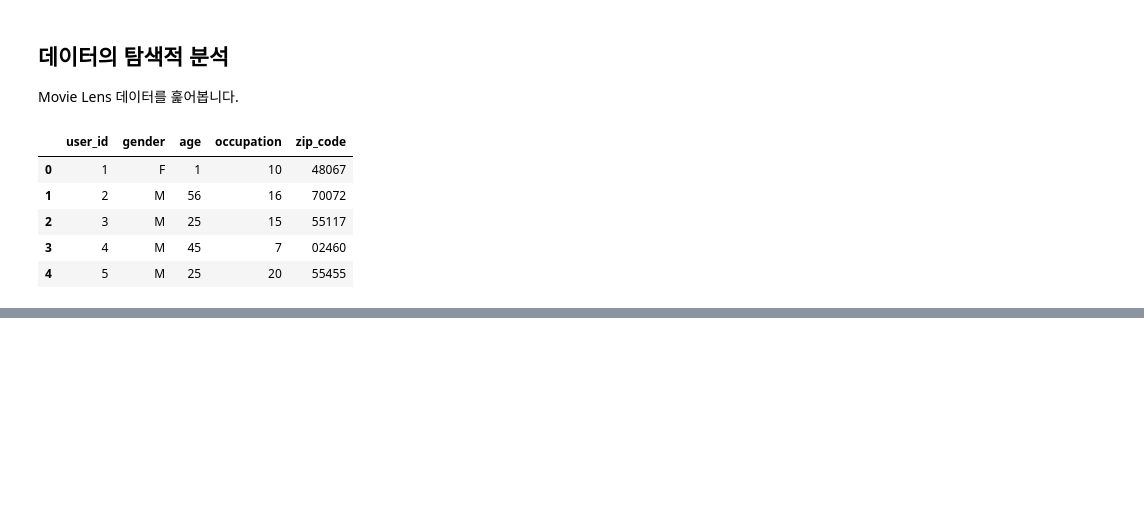
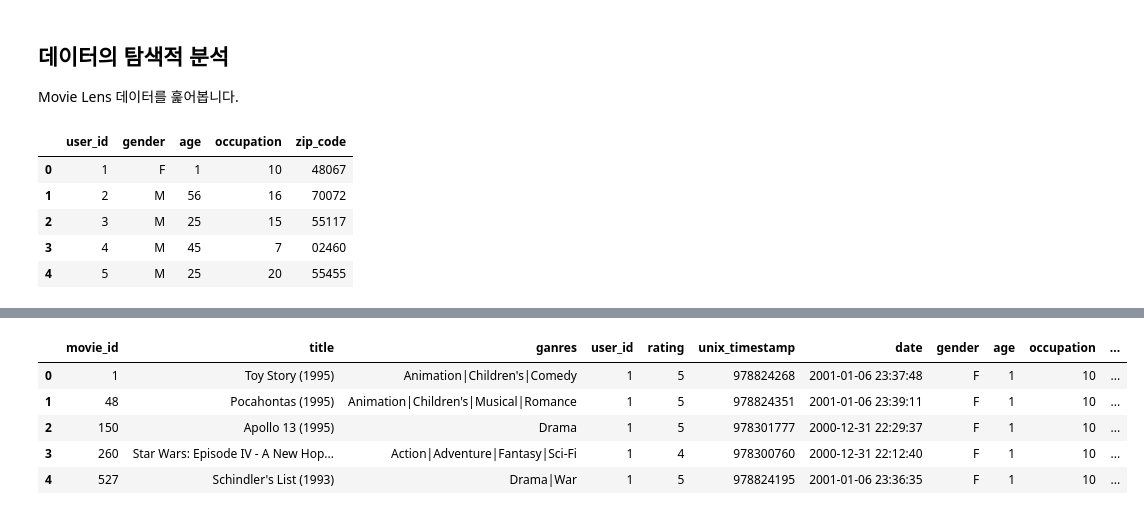
Before and after one commit to ivorycirrus/writing, a Jupyter notebook: laboratory/machine_learning/movielens/movielens_1m.ipynb, the cells around one changed output, grey strips where cells are left out. Saved outputs shown, nothing was run; the diff lists cells and outputs as text; code cells hidden in the pictures; blank space fills up the shorter version.

```diff
--- a/laboratory/machine_learning/movielens/movielens_1m.ipynb
+++ b/laboratory/machine_learning/movielens/movielens_1m.ipynb
@@ -23,0 +50,12 @@ users.head()
+# %%
+# 사용자-평점-영화 정보 합치기
+movie_rating = pd.merge(movies, ratings)
+lens = pd.merge(movie_rating, users)
+lens.head()
+# %% [output]
+|  | movie_id | title | ganres | user_id | rating | unix_timestamp | date | gender | age | occupation | ... |
+| 0 | 1 | Toy Story (1995) | Animation|Children's|Comedy | 1 | 5 | 978824268 | 2001-01-06 23:37:48 | F | 1 | 10 | ... |
+| 1 | 48 | Pocahontas (1995) | Animation|Children's|Musical|Romance | 1 | 5 | 978824351 | 2001-01-06 23:39:11 | F | 1 | 10 | ... |
+| 2 | 150 | Apollo 13 (1995) | Drama | 1 | 5 | 978301777 | 2000-12-31 22:29:37 | F | 1 | 10 | ... |
+| 3 | 260 | Star Wars: Episode IV - A New Hop... | Action|Adventure|Fantasy|Sci-Fi | 1 | 4 | 978300760 | 2000-12-31 22:12:40 | F | 1 | 10 | ... |
+| 4 | 527 | Schindler's List (1993) | Drama|War | 1 | 5 | 978824195 | 2001-01-06 23:36:35 | F | 1 | 10 | ... |
```
Also changed, not shown: parts of 8 cells of this notebook.
